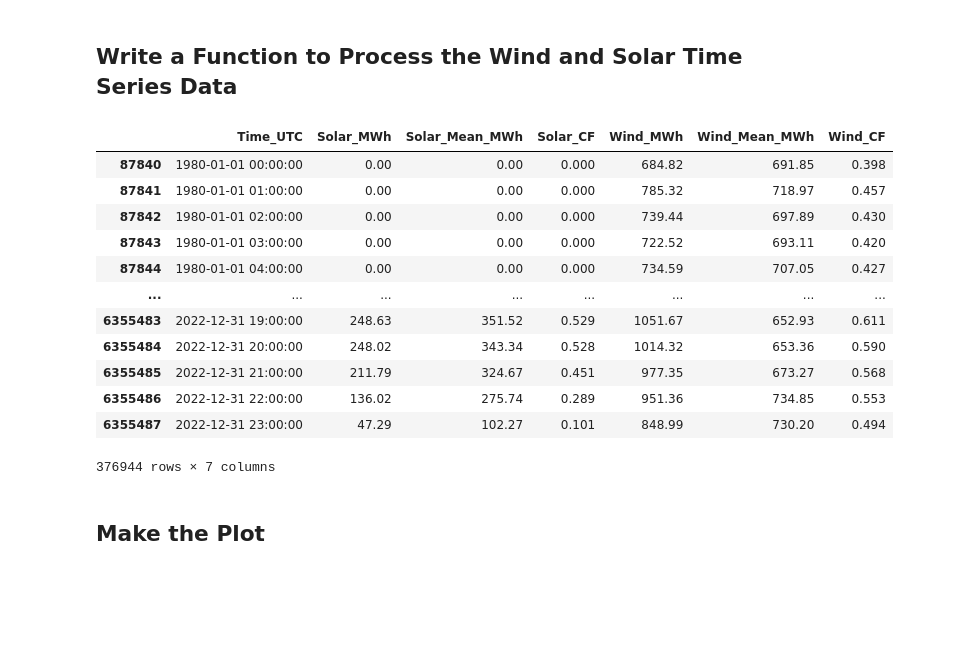
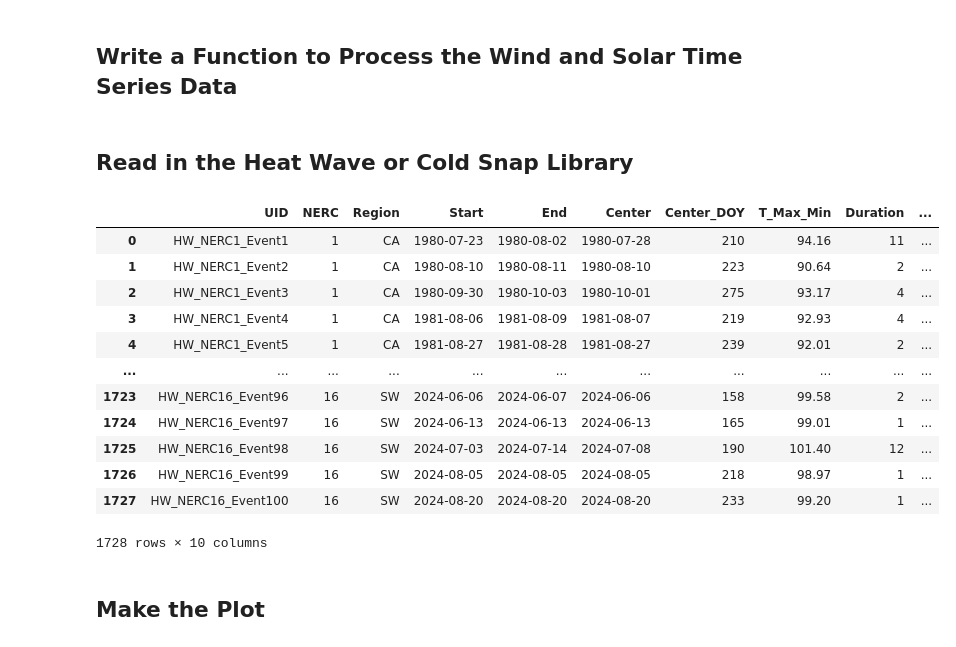
Before and after one commit to cdburley/gdo_climate_toolsuite_visualizations, a Jupyter notebook: notebooks/plot_event_time_series.ipynb, the cells around one changed output. Drawn from its saved outputs; the diff is of its cells as text; code cells hidden in the pictures; blank space fills up the shorter version.

```diff
--- a/notebooks/plot_event_time_series.ipynb
+++ b/notebooks/plot_event_time_series.ipynb
@@ -150,23 +159,3 @@ def process_renewables_time_series(renew_data_dir: str, renew_region: str):
     output_df['Wind_CF'] = output_df['Wind_CF'].round(3)
 
     return output_df
-# %%
-# Test the function:
-renew_df = process_renewables_time_series(renew_data_dir = renew_data_dir,
-                                          renew_region = 'NWPP')
-
-renew_df
-# %% [output]
-|  | Time_UTC | Solar_MWh | Solar_Mean_MWh | Solar_CF | Wind_MWh | Wind_Mean_MWh | Wind_CF |
-| 87840 | 1980-01-01 00:00:00 | 0.00 | 0.00 | 0.000 | 684.82 | 691.85 | 0.398 |
-| 87841 | 1980-01-01 01:00:00 | 0.00 | 0.00 | 0.000 | 785.32 | 718.97 | 0.457 |
-| 87842 | 1980-01-01 02:00:00 | 0.00 | 0.00 | 0.000 | 739.44 | 697.89 | 0.430 |
-| 87843 | 1980-01-01 03:00:00 | 0.00 | 0.00 | 0.000 | 722.52 | 693.11 | 0.420 |
-| 87844 | 1980-01-01 04:00:00 | 0.00 | 0.00 | 0.000 | 734.59 | 707.05 | 0.427 |
-| ... | ... | ... | ... | ... | ... | ... | ... |
-| 6355483 | 2022-12-31 19:00:00 | 248.63 | 351.52 | 0.529 | 1051.67 | 652.93 | 0.611 |
-| 6355484 | 2022-12-31 20:00:00 | 248.02 | 343.34 | 0.528 | 1014.32 | 653.36 | 0.590 |
-| 6355485 | 2022-12-31 21:00:00 | 211.79 | 324.67 | 0.451 | 977.35 | 673.27 | 0.568 |
-| 6355486 | 2022-12-31 22:00:00 | 136.02 | 275.74 | 0.289 | 951.36 | 734.85 | 0.553 |
-| 6355487 | 2022-12-31 23:00:00 | 47.29 | 102.27 | 0.101 | 848.99 | 730.20 | 0.494 |
-376944 rows × 7 columns
@@ -173,3 +168,24 @@ renew_df
+# %% [markdown]
+## Read in the Heat Wave or Cold Snap Library
+# %%
+# Extract the heat wave or cold snap library data for a given NERC region:
+hw_cs_df = pd.read_csv((hw_cs_data_dir + 'hw_library_expanded.csv'))
+
+hw_cs_df
+# %% [output]
+|  | UID | NERC | Region | Start | End | Center | Center_DOY | T_Max_Min | Duration | ... |
+| 0 | HW_NERC1_Event1 | 1 | CA | 1980-07-23 | 1980-08-02 | 1980-07-28 | 210 | 94.16 | 11 | ... |
+| 1 | HW_NERC1_Event2 | 1 | CA | 1980-08-10 | 1980-08-11 | 1980-08-10 | 223 | 90.64 | 2 | ... |
+| 2 | HW_NERC1_Event3 | 1 | CA | 1980-09-30 | 1980-10-03 | 1980-10-01 | 275 | 93.17 | 4 | ... |
+| 3 | HW_NERC1_Event4 | 1 | CA | 1981-08-06 | 1981-08-09 | 1981-08-07 | 219 | 92.93 | 4 | ... |
+| 4 | HW_NERC1_Event5 | 1 | CA | 1981-08-27 | 1981-08-28 | 1981-08-27 | 239 | 92.01 | 2 | ... |
+| ... | ... | ... | ... | ... | ... | ... | ... | ... | ... | ... |
+| 1723 | HW_NERC16_Event96 | 16 | SW | 2024-06-06 | 2024-06-07 | 2024-06-06 | 158 | 99.58 | 2 | ... |
+| 1724 | HW_NERC16_Event97 | 16 | SW | 2024-06-13 | 2024-06-13 | 2024-06-13 | 165 | 99.01 | 1 | ... |
+| 1725 | HW_NERC16_Event98 | 16 | SW | 2024-07-03 | 2024-07-14 | 2024-07-08 | 190 | 101.40 | 12 | ... |
+| 1726 | HW_NERC16_Event99 | 16 | SW | 2024-08-05 | 2024-08-05 | 2024-08-05 | 218 | 98.97 | 1 | ... |
+| 1727 | HW_NERC16_Event100 | 16 | SW | 2024-08-20 | 2024-08-20 | 2024-08-20 | 233 | 99.20 | 1 | ... |
+1728 rows × 10 columns
 # %% [markdown]
 ## Make the Plot
 # %%
```
Also changed, not shown: parts of 8 cells of this notebook, 1 other file.
